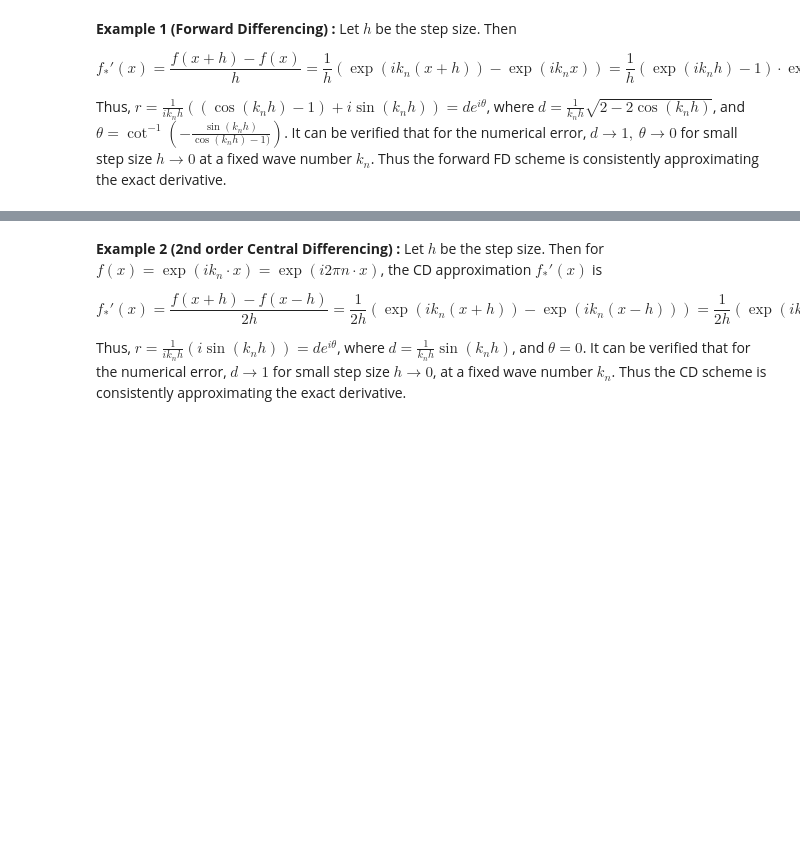
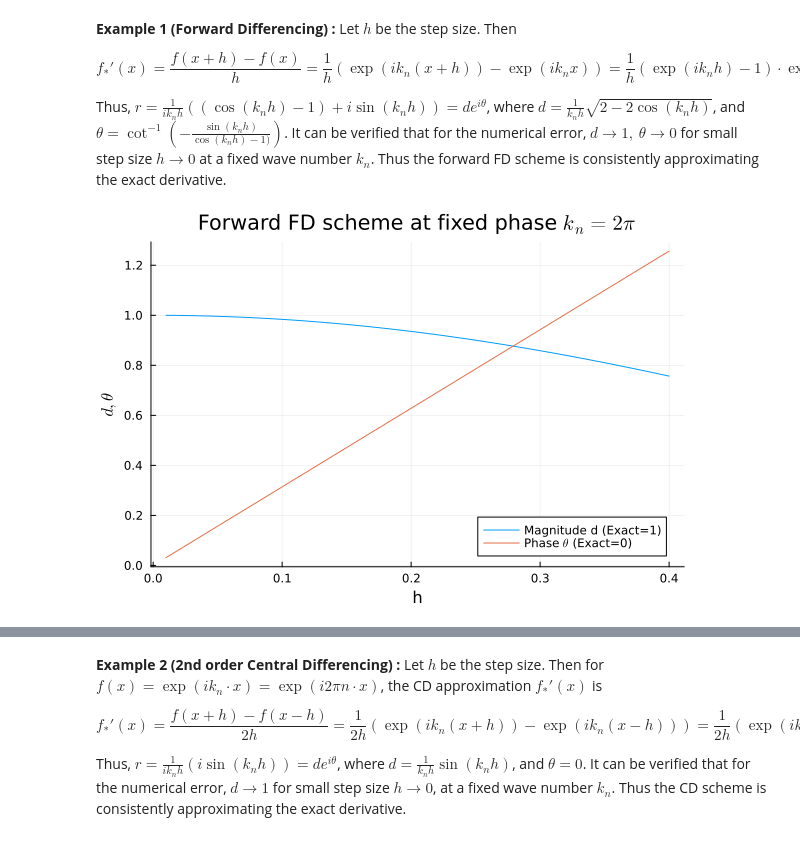
Before and after one commit to jacob-cunningham-ds/me2060, a Jupyter notebook: modules/module_5/error_analysis_fd-inclass.ipynb, the cells around one changed output, grey strips where cells are left out. Drawn from its saved outputs; the diff is of its cells as text; code cells hidden in the pictures; blank space fills up the shorter version.

```diff
--- a/modules/module_5/error_analysis_fd-inclass.ipynb
+++ b/modules/module_5/error_analysis_fd-inclass.ipynb
@@ -20,23 +20,28 @@ f_*'(x)=\frac{f(x+h)-f(x)}{h}=\frac{1}{h}(\exp(i k_n (x+h))-\exp(i k_n x))=\frac
 
 Thus, $r=\frac{1}{i k_n h}((\cos(k_nh)-1)+ i \sin(k_nh)) = d e^{i\theta}$, where $d= \frac{1}{k_n h}\sqrt{2-2\cos(k_n h)}$, and $\theta = \cot^{-1}\left(-\frac{\sin(k_nh)}{\cos(k_nh) -1)}\right)$.  It can be verified that for the numerical error, $d\rightarrow 1, \ \theta \rightarrow 0$ for small step size $h\rightarrow 0$ at a fixed wave number $k_n$. Thus the forward FD scheme is consistently approximating the exact derivative.
 # %%
-using Plots, ApproxFun, LaTeXStrings
+import Plots as Plt
+import ApproxFun as af
+import LaTeXStrings as ltx
 
-#Generate wave numbers
-kn=LinRange(2pi,20pi,11)
+# Generate wave numbers
+kn = LinRange(2 * π, 20 * π , 11)
 
-#Generate step sizes
-h=LinRange(0.01,0.4,100)
-
+# Generate step sizes
+h = LinRange(0.01, 0.4, 100)
 
 #Calculate magnitude and phase of numerical error for FD at fixed k
-k0=2pi
+k0 = 2 * π
 
-mag_n_fd1 = 1 ./(k0.*h) .*sqrt.(2 .- 2*cos.(k0.*h))
-theta_n_fd1 = acot.(-sin.(k0.*h) ./(cos.(k0.*h) .-1.0) )
-plot(h,mag_n_fd1,label="Magnitude  d (Exact=1)")
-plot!(h,theta_n_fd1,label=L"Phase $\theta$ (Exact=0)")
-title!(L"Forward FD scheme at fixed phase $k_n=2\pi$")
-xlabel!("h")
-ylabel!(L"d,\theta")
+mag_n_fd1 = 1 ./(k0 .* h) .* sqrt.(2 .- 2 * cos.(k0 .* h))
+theta_n_fd1 = acot.(-sin.(k0 .* h) ./ (cos.(k0 .* h) .- 1.0))
+
+# Plot the results
+Plt.plot(h, mag_n_fd1, label="Magnitude d (Exact=1)")
+Plt.plot!(h, theta_n_fd1, label=ltx.L"Phase $\theta$ (Exact=0)")
+Plt.title!(ltx.L"Forward FD scheme at fixed phase $k_n=2\pi$")
+Plt.xlabel!("h")
+Plt.ylabel!(ltx.L"d,\theta")
+# %% [output]
+[figure, added]
 # %%
```
Also changed, not shown: parts of 9 cells of this notebook, 2 other files.
